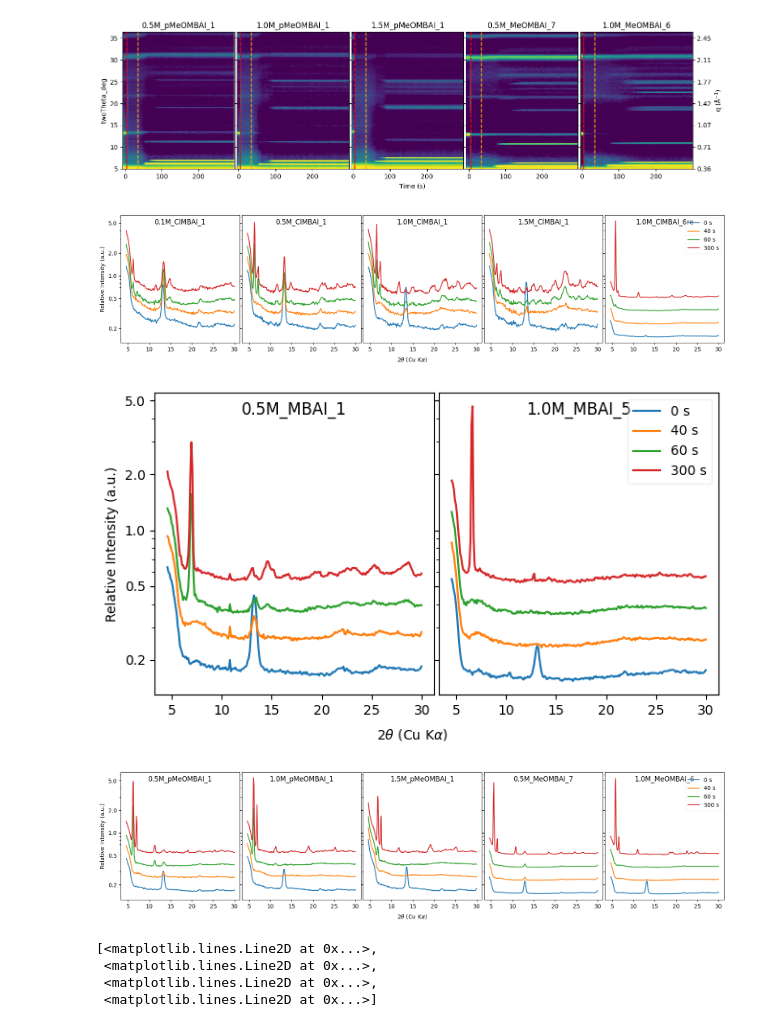
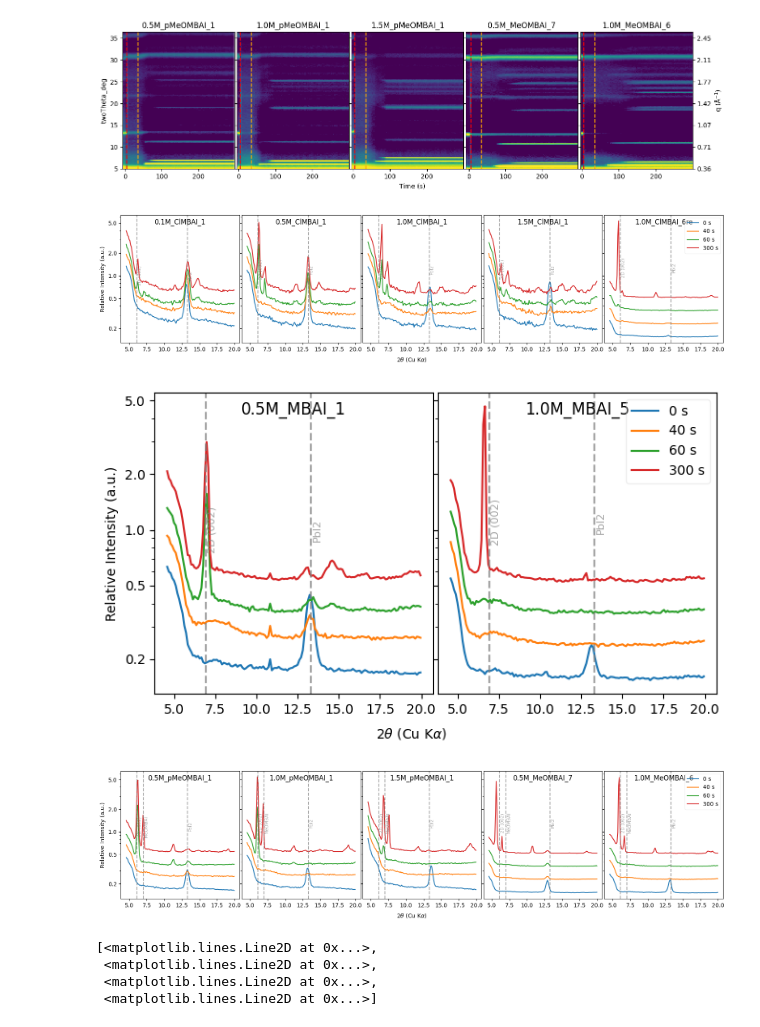
Before and after one commit to yyrliu/als-xrd-12-3-2, a Jupyter notebook: giwaxs.ipynb, the cells around one changed output. Cells and saved outputs as stored; diff of their text form; code cells hidden in the pictures.

```diff
--- a/giwaxs.ipynb
+++ b/giwaxs.ipynb
@@ -249,6 +249,8 @@ print("\n".join([str(nc_file) for nc_file in nc_files]))
 pdata_arrays = []
 
 for nc_file in nc_files:
+    if "combined" in nc_file.name:
+        continue
     with xr.open_dataarray(nc_file) as da:
         pdata_arrays.append(da)
 
@@ -346,5 +368,6 @@ Offsetting 'insitu_1p0M_MeOMBAI_6' by dispense time -3.0 seconds
 # %%
-pdataset = xr.open_dataset(r"G:\Shared drives\Sutter-Fella Lab\ECRP-Project\results\beamtime_Dec2025\giwaxs_combined.nc")
+import xarray as xr
+pdataset = xr.open_dataset(r"G:\Shared drives\Sutter-Fella Lab\ECRP-Project\results\beamtime_Dec2025\giwaxs_combined.nc", engine="netcdf4")
 # %%
 import matplotlib.pyplot as plt
 from matplotlib.colors import LogNorm
@@ -404,15 +428,20 @@ import matplotlib.pyplot as plt
 from matplotlib.colors import LogNorm
 from numpy import percentile
 
+peaks_of_interest_with_phase = {
+    "MBAI": [(6.9, 2, "2D (002)"), (13.3, 2, "PbI2")],
+    "ClMBAI": [(6.1, 2, "2D (002)"), (13.3, 2, "PbI2")],
+    "p?MeOMBAI": [(6.1, 0.5, "2D (002)"), (7.0, 0.5, "MeOMBAI"), (13.3, 2, "PbI2")]
+}
 
-for exp in ['ClMBAI', 'MBAI', 'p?MeOMBAI']:
+for exp_group in ['ClMBAI', 'MBAI', 'p?MeOMBAI']:
 # for exp in ['1p0']:
 
-    ds_by_material = pdataset.where(pdataset["experiment"].str.contains(f"M_{exp}", case=False), drop=True)
+    ds_by_material = pdataset.where(pdataset["experiment"].str.contains(f"M_{exp_group}", case=False), drop=True)
     # ds_by_material = pdataset.where(pdataset["experiment"].str.contains(f"{exp}", case=False), drop=True)
 
     da_by_material = ds_by_material["sample_norm_int"].swap_dims({"q_A^-1": "twoTheta_deg"})
-    da_by_material = da_by_material.sel(**{"twoTheta_deg": slice(4.5, 30)})
+    da_by_material = da_by_material.sel(**{"twoTheta_deg": slice(4.5, 20)})
 
     num_exps = len(da_by_material.experiment)
     fig, axes = plt.subplots(1, num_exps,  figsize=(num_exps * 3 + 0.7, 4), sharey=True)
@@ -420,36 +449,40 @@ for exp in ['ClMBAI', 'MBAI', 'p?MeOMBAI']:
     for i, (exp_name, exp) in enumerate(da_by_material.groupby("experiment")):
 
         time_of_interest = [0, 40, 60 ,300]
         da = exp[0].dropna("time")
         da = da.sel(time=time_of_interest, method="nearest")
 
         for j in range(len(time_of_interest)):
             # offset for stack plot and baseline shift to prevent log scale issues with too low values
             da[j, :] = (da[j, :] + 0.1) * 1.5 ** (j+1)
 
         da.plot.line(x="twoTheta_deg", ax=axes[i], add_legend=False)
         axes[i].set_title(exp_name.replace("p", ".", 1).replace("insitu_", ""), y=0.9)
 
         axes[i].set_yscale("log")
         yticks = [0.2, 0.5, 1.0, 2.0, 5.0]
         axes[i].set_yticks(yticks, labels=[str(ytick) for ytick in yticks])
 
         # remove y label for all but first
         if i > 0:
             axes[i].set_ylabel("")
         else:
             axes[i].set_ylabel("Relative Intensity (a.u.)")
 
         axes[i].set_xlabel("")
 
+        for peak_pos, phase, phase_name in peaks_of_interest_with_phase[exp_group]:
+            axes[i].axvline(peak_pos, color='gray', linestyle='--', alpha=0.7)
+            axes[i].text(peak_pos + 0.1, axes[i].get_ylim()[1]/5, phase_name, rotation=90, verticalalignment='center', color='gray', alpha=0.7, fontsize=8)
+
     axes[-1].legend(labels=[f"{t:.0f} s" for t in time_of_interest], framealpha=0.3)
 
     fig.supxlabel(r"2$\theta$ (Cu K$\alpha$)", y=0.05, fontsize=10)
     fig.tight_layout(w_pad=0.02)
 # %% [output]
-[figure, old version]
+[figure, new version]
-[figure, old version]
+[figure, new version]
-[figure, old version]
+[figure, new version]
 # %%
 import matplotlib.pyplot as plt
 from matplotlib.colors import LogNorm
```
Also changed, not shown: parts of 4 cells of this notebook, 3 other files.
